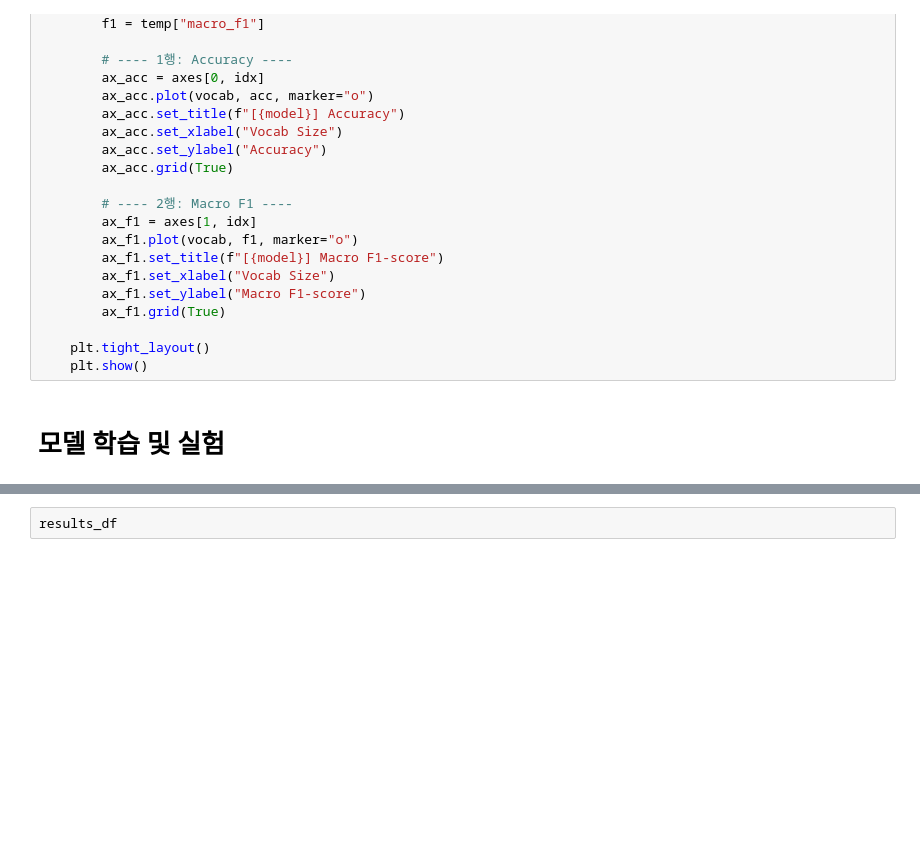
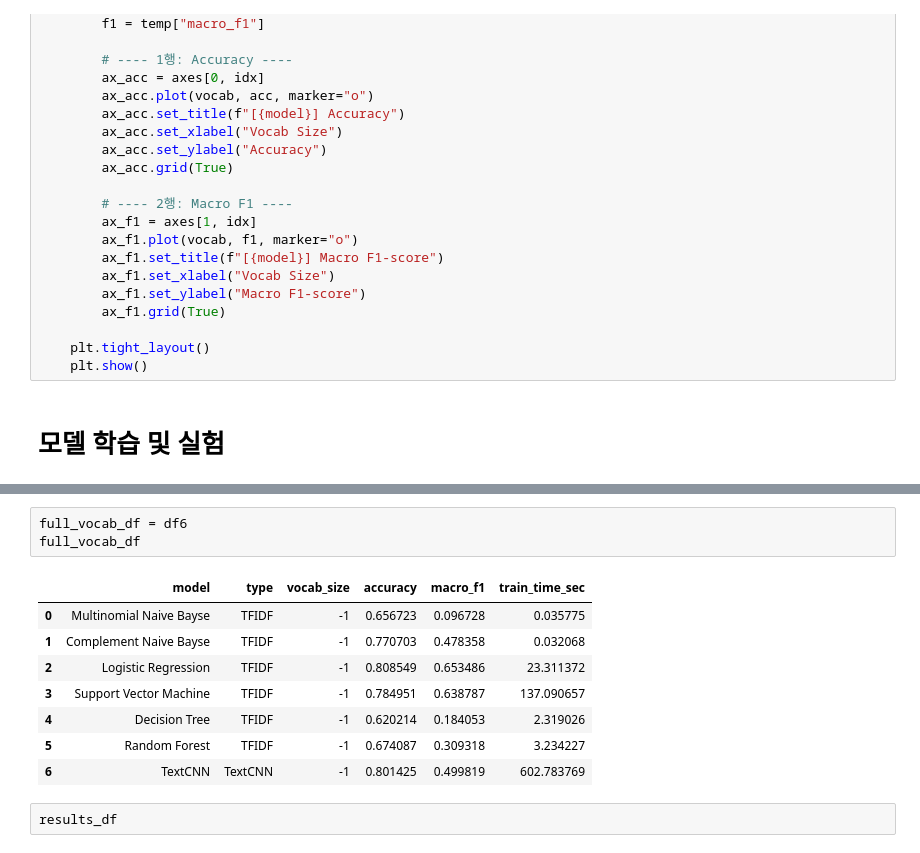
Before and after one commit to ZN-Sellena2000/AIFFEL_quest_rs, a Jupyter notebook: Going Deeper/Quest02/vectorization_project.ipynb, the cells around one changed output, grey strips where cells are left out. Saved outputs shown, nothing was run; the diff lists cells and outputs as text; blank space fills up the shorter version.

```diff
--- a/Going Deeper/Quest02/vectorization_project.ipynb
+++ b/Going Deeper/Quest02/vectorization_project.ipynb
@@ -969,3 +1653,15 @@ Macro F1-score: 0.30931816900485903
+# %%
+full_vocab_df = df6
+full_vocab_df
+# %% [output]
+|  | model | type | vocab_size | accuracy | macro_f1 | train_time_sec |
+| 0 | Multinomial Naive Bayse | TFIDF | -1 | 0.656723 | 0.096728 | 0.035775 |
+| 1 | Complement Naive Bayse | TFIDF | -1 | 0.770703 | 0.478358 | 0.032068 |
+| 2 | Logistic Regression | TFIDF | -1 | 0.808549 | 0.653486 | 23.311372 |
+| 3 | Support Vector Machine | TFIDF | -1 | 0.784951 | 0.638787 | 137.090657 |
+| 4 | Decision Tree | TFIDF | -1 | 0.620214 | 0.184053 | 2.319026 |
+| 5 | Random Forest | TFIDF | -1 | 0.674087 | 0.309318 | 3.234227 |
+| 6 | TextCNN | TextCNN | -1 | 0.801425 | 0.499819 | 602.783769 |
 # %%
 results_df
 # %%
```
Also changed, not shown: parts of 29 cells of this notebook, 1 other file.
